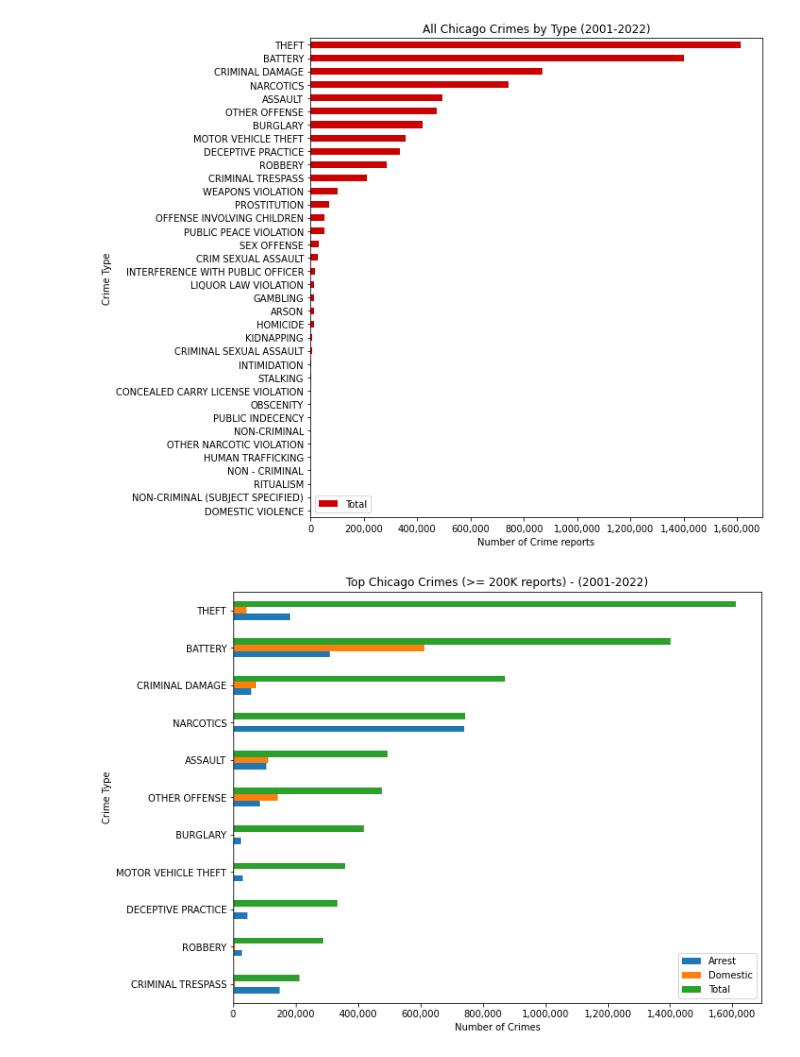
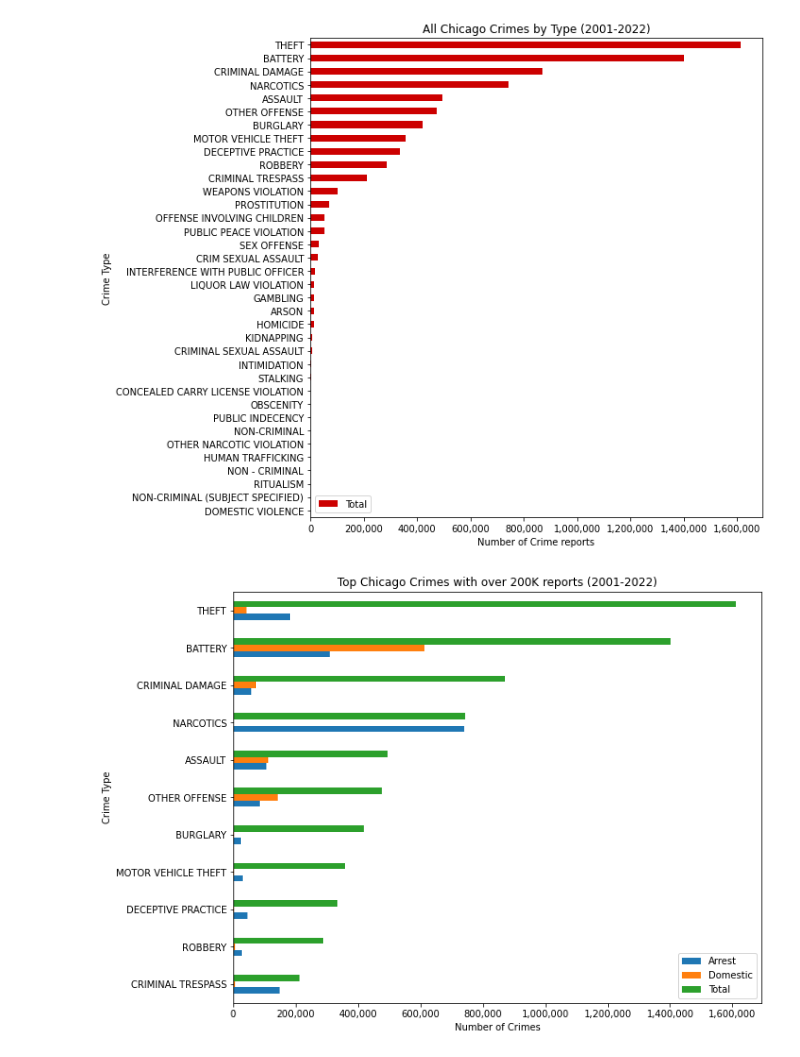
Before and after one commit to RandomFractals/chicago-crimes, a Jupyter notebook: notebooks/chicago-crimes-pandas.ipynb, the cells around one changed output. Saved outputs shown, nothing was run; the diff lists cells and outputs as text; code cells hidden in the pictures.

```diff
--- a/notebooks/chicago-crimes-pandas.ipynb
+++ b/notebooks/chicago-crimes-pandas.ipynb
@@ -111,12 +111,12 @@ plt.show()
 # %%
 # plot top crimes (>-= 200,000 reports)
 crime_type_counts[crime_type_counts['Total'] >= 200000].sort_values(by='Total', ascending=True)\
     .plot(kind='barh', figsize=(10, 8))
-plt.title('Top Chicago Crimes (>= 200K reports) - (2001-2022)')
+plt.title('Top Chicago Crimes with over 200K reports (2001-2022)')
 plt.xlabel('Number of Crimes')
 plt.ylabel('Crime Type')
 ax = plt.gca()
 ax.xaxis.set_major_formatter(ticker.StrMethodFormatter('{x:,.0f}'))
 plt.show()
 # %% [output]
-[figure, old version]
+[figure, new version]
```
Also changed, not shown: parts of 4 cells of this notebook.
